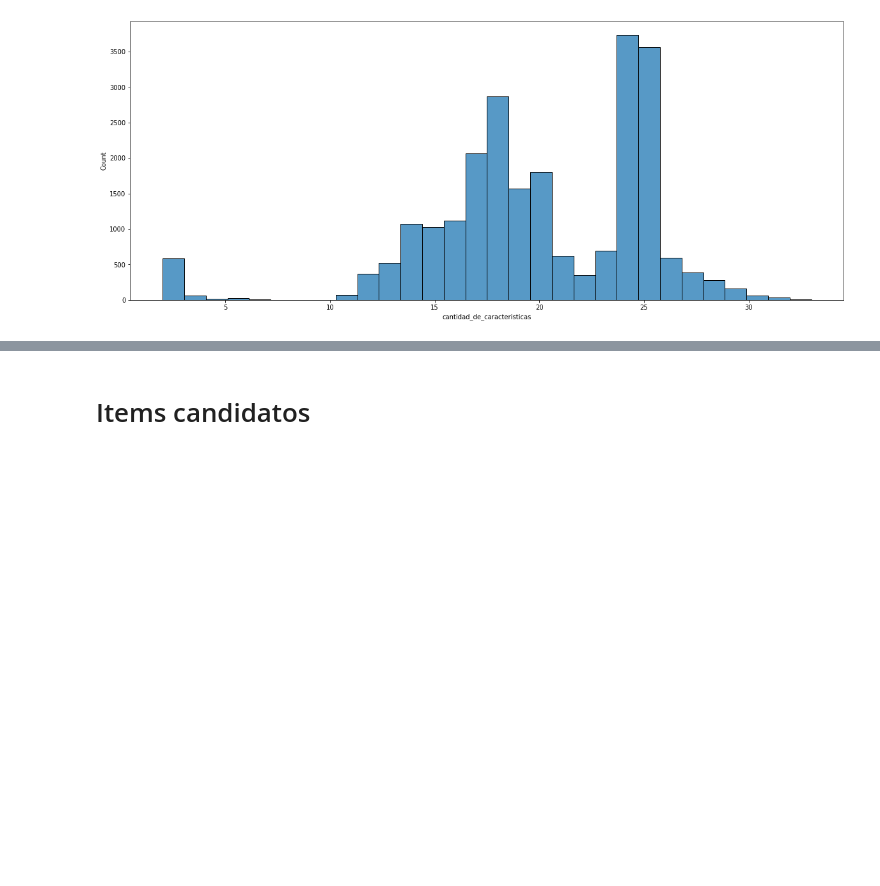
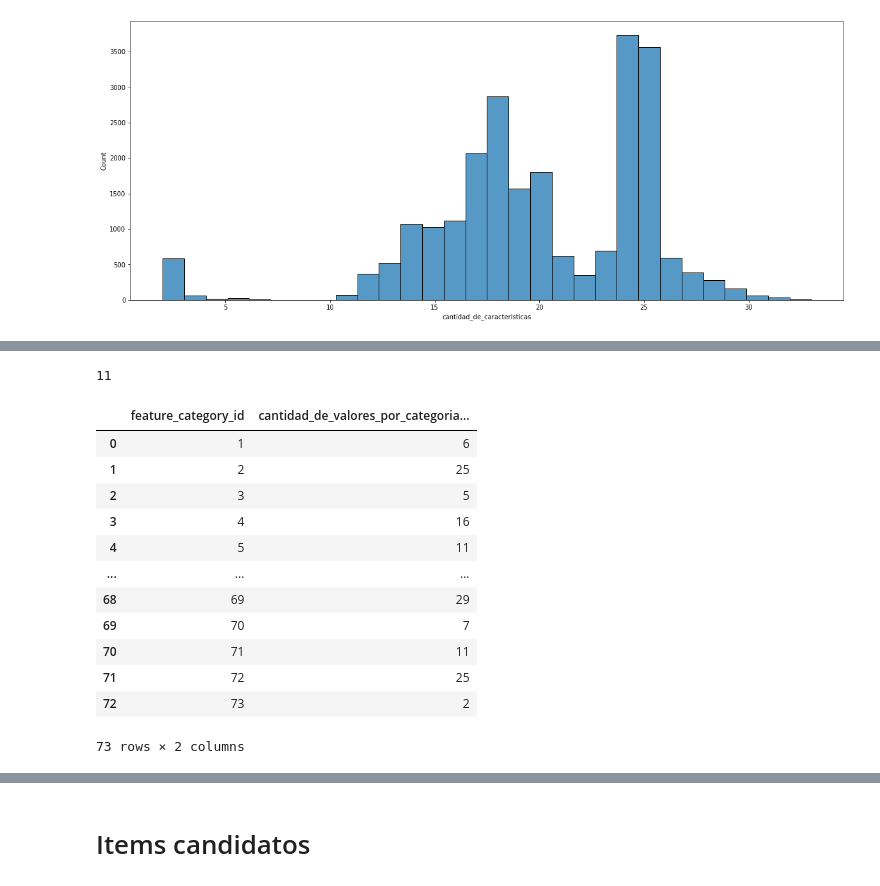
Before and after one commit to CristianCristanchoT/RecSys-Challenge-2022, a Jupyter notebook: Notebooks/Exploracion de los datos.ipynb, the cells around one changed output, grey strips where cells are left out. Drawn from its saved outputs; the diff is of its cells as text; code cells hidden in the pictures; blank space fills up the shorter version.

```diff
--- a/Notebooks/Exploracion de los datos.ipynb
+++ b/Notebooks/Exploracion de los datos.ipynb
@@ -197,0 +251,4 @@ Plot = sns.histplot(cantidad_de_caracteristicas_por_item["cantidad_de_caracteris
+# %%
+len(item_features.loc[item_features.feature_category_id == 5].feature_value_id.unique())
+# %% [output]
+11
@@ -197,0 +261,16 @@ Plot = sns.histplot(cantidad_de_caracteristicas_por_item["cantidad_de_caracteris
+# %%
+cantidad_de_valores_por_categorias_de_caracteristicas
+# %% [output]
+|  | feature_category_id | cantidad_de_valores_por_categoria... |
+| 0 | 1 | 6 |
+| 1 | 2 | 25 |
+| 2 | 3 | 5 |
+| 3 | 4 | 16 |
+| 4 | 5 | 11 |
+| ... | ... | ... |
+| 68 | 69 | 29 |
+| 69 | 70 | 7 |
+| 70 | 71 | 11 |
+| 71 | 72 | 25 |
+| 72 | 73 | 2 |
+73 rows × 2 columns
```
Also changed, not shown: parts of 10 cells of this notebook.
